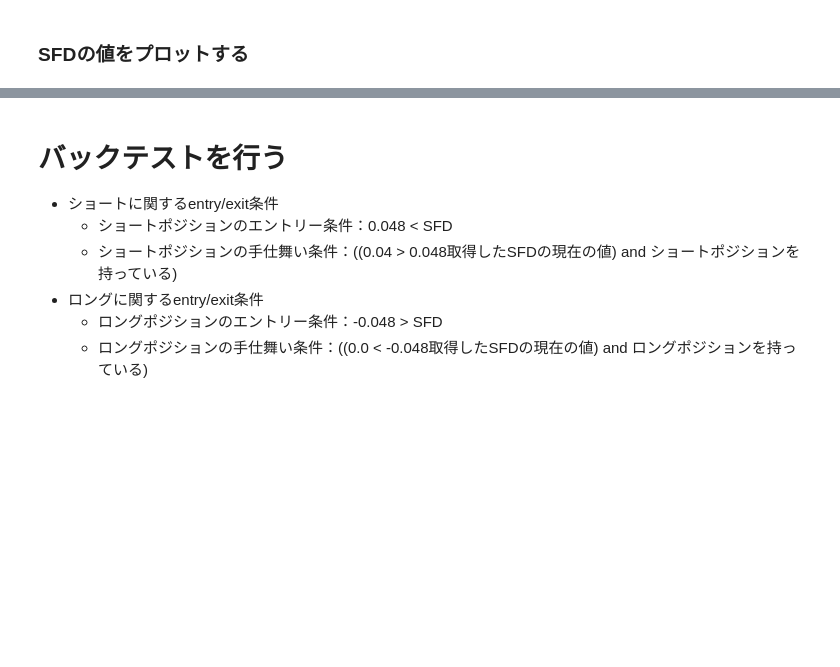
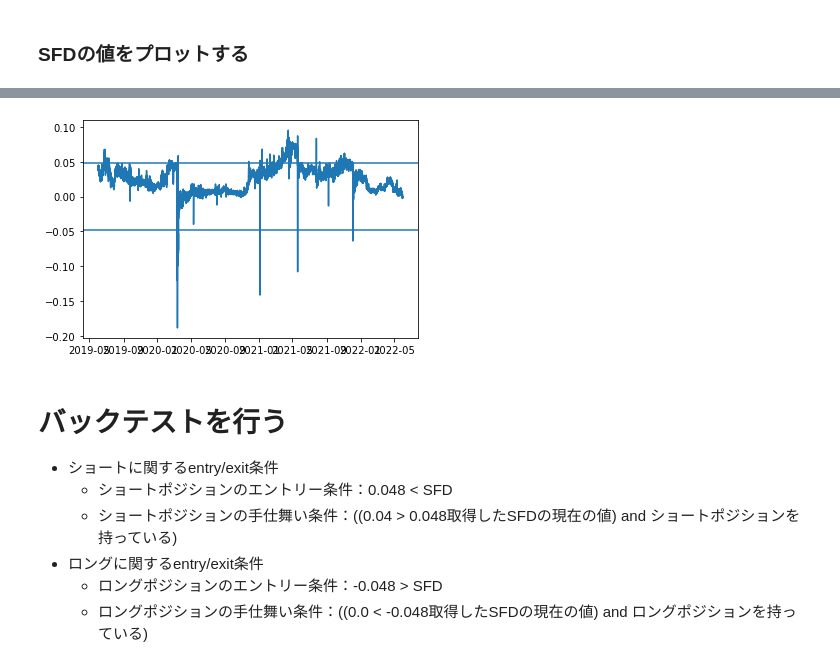
Before and after one commit to masayuki1984/bitflyer_sfd_bot, a Jupyter notebook: bitflyer_sfd_backtest.ipynb, the cells around one changed output, grey strips where cells are left out. Cells and saved outputs as stored; diff of their text form; code cells hidden in the pictures; blank space fills up the shorter version.

```diff
--- a/bitflyer_sfd_backtest.ipynb
+++ b/bitflyer_sfd_backtest.ipynb
@@ -126,3 +133,10 @@ plt.show()
+# %%
+plt.plot(df['sfd'])
+plt.axhline(y=0.048)
+plt.axhline(y=-0.048)
+plt.show()
+# %% [output]
+[figure, added]
 # %% [markdown]
 # バックテストを行う
 
```
Also changed, not shown: parts of 14 cells of this notebook.
